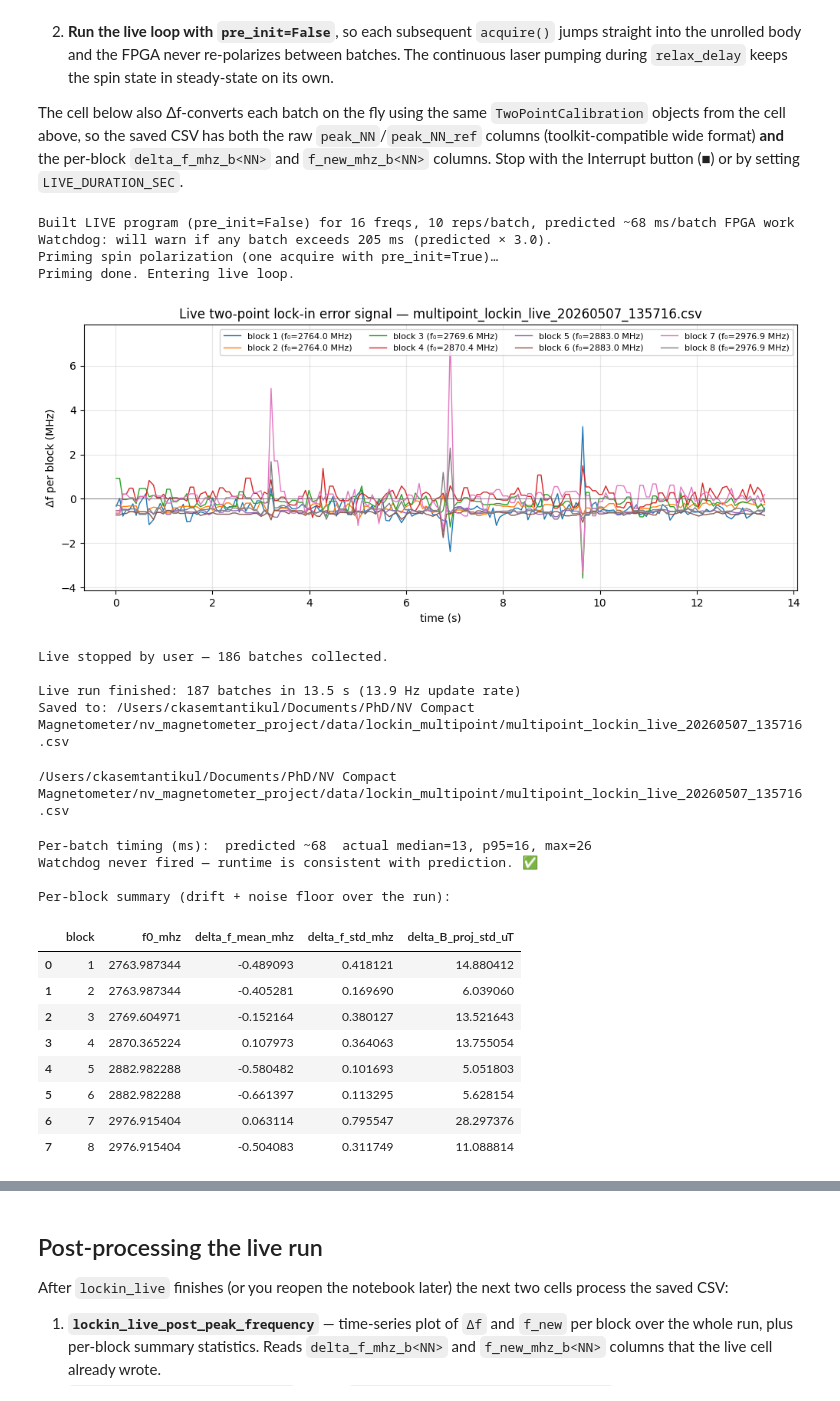
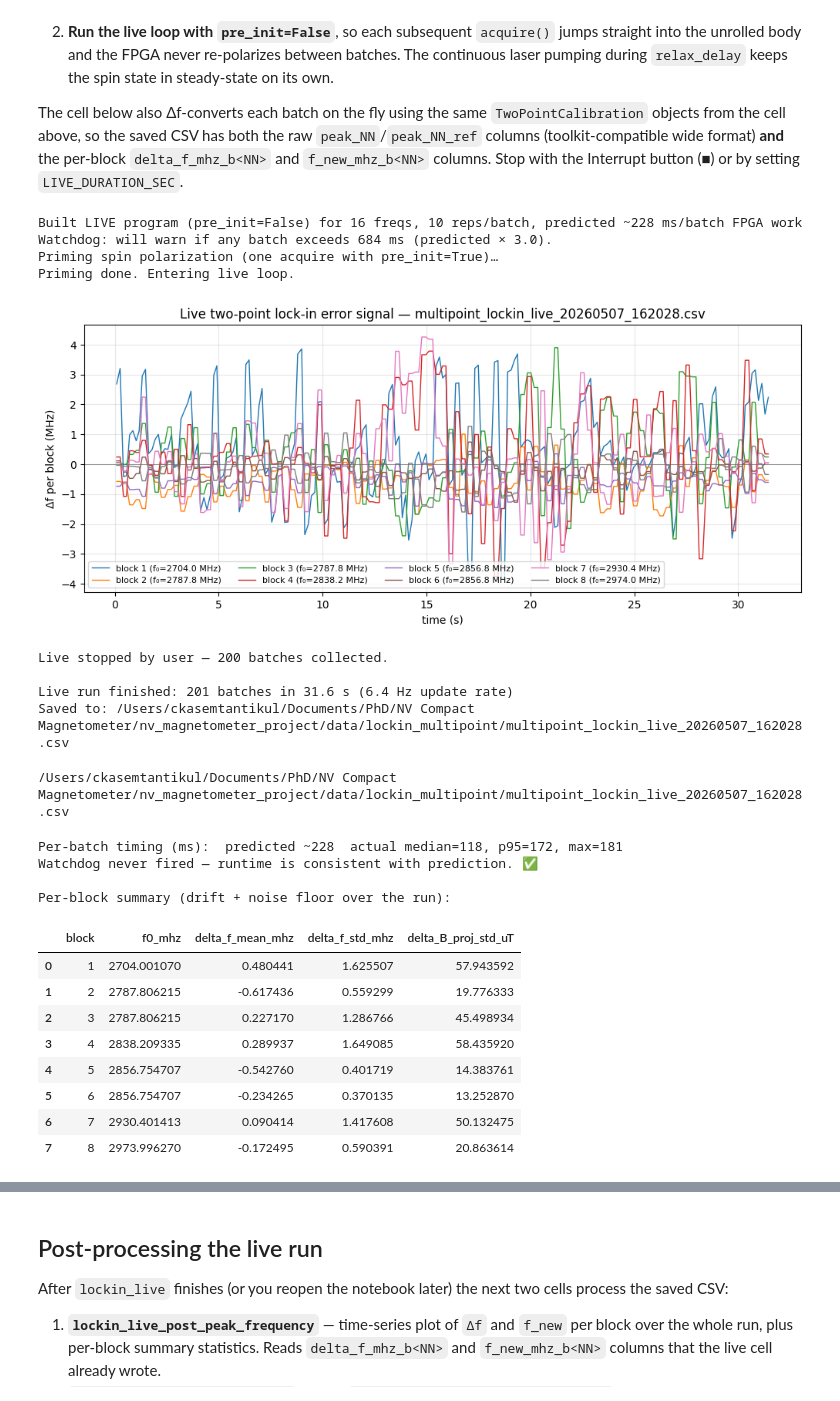
Before and after one commit to chalach49266/nv-compact-magnetometer, a Jupyter notebook: Modules/Lockin_module.ipynb, the cells around one changed output, grey strips where cells are left out. Cells and saved outputs as stored; diff of their text form; code cells hidden in the pictures.

```diff
--- a/Modules/Lockin_module.ipynb
+++ b/Modules/Lockin_module.ipynb
@@ -39,9 +41,9 @@ default_config = qd.NVConfiguration()
 default_config.adc_channel = 0
 default_config.mw_channel = 1
 default_config.mw_nqz = 1
-default_config.mw_gain = 5000
+default_config.mw_gain = 10500
 default_config.laser_gate_pmod = 0
-default_config.relax_delay_tns = 500
+default_config.relax_delay_tns = 500000
 default_config.readout_integration_tus = 213  # max ~106.7 µs; auto-sets _treg and _tns
 
 print("Default configuration:")
@@ -75,7 +77,7 @@ from IPython.display import FileLink, display
 ODMR_MW_GAIN = 10500              # 0–32767; ↑ if contrast weak, ↓ if saturated
 ODMR_PRE_INIT = True             # MW+laser prepulse before sweep
 ODMR_REPS = 10                   # averages per frequency point
-ODMR_RELAX_DELAY_TREG = 500     # delay register units between MW on/off segments 100000
+ODMR_RELAX_DELAY_TREG = 500000     # delay register units between MW on/off segments 100000. Normal = 500, Completely MW Off = 500000
 
 # --- ADC readout integration (photodiode PL averaging time) ---
 ODMR_READOUT_INTEGRATION_TUS = 213   # or set e.g. 50.0 (microseconds)
@@ -206,7 +208,7 @@ def load_odmr_trace(csv_path=None):
     if csv_path is None:
         return (
             np.asarray(d.frequencies, dtype=float),
-            np.asarray(d.reference, dtype=float),
+            np.asarray(d.signal, dtype=float),
             'MW-off reference',
             'Current acquisition (`d.reference`)'
         )
@@ -568,14 +570,19 @@ from multipoint_lockin_program import MultipointLockinODMR
 # --- Acquisition parameters ---
 MULTIPOINT_REPS_PER_BATCH = 10
 MULTIPOINT_N_BATCHES = 1
-MULTIPOINT_OFF_RESONANCE_MHZ = 2650.0     # off-resonance reference frequency
+# Long relax_delay between signal and reference shots — the always-on laser uses
+# this window to fully repolarize NV spins to |0> before the reference ADC reads.
+# With a too-short relax_delay the reference captures the post-perturbation state
+# and ODMR contrast collapses to noise. ~500 000 treg (~500 us on this rig) was
+# the empirically-validated value.
+MULTIPOINT_RELAX_DELAY_TREG = 500000
 MULTIPOINT_DATA_CSV = PROJECT_ROOT / "data" / "lockin_multipoint" / "multipoint_lockin_collected.csv"
 MULTIPOINT_DATA_CSV.parent.mkdir(parents=True, exist_ok=True)
 
 # --- Build the multipoint config ---
 cfg = copy(default_config)
 cfg.multipoint_freqs_mhz = list(MULTIPOINT_FREQS_MHZ)
-cfg.odmr_reference_offres_mhz = MULTIPOINT_OFF_RESONANCE_MHZ
+cfg.relax_delay_treg = int(MULTIPOINT_RELAX_DELAY_TREG)
 # QickSweep needs >= 2 points; we add a trivial 2-point zero-span outer sweep.
 cfg.mw_start_fMHz = float(MULTIPOINT_FREQS_MHZ[0])
 cfg.mw_end_fMHz = float(MULTIPOINT_FREQS_MHZ[0])
@@ -970,7 +977,10 @@ from multipoint_lockin_program import MultipointLockinODMR
 LIVE_REPS_PER_BATCH       = 10          # reps inside each acquire() call (smaller = faster updates, noisier per batch)
 LIVE_DURATION_SEC         = 60.0        # set None to run until ■ Interrupt
 LIVE_PLOT_REFRESH_EVERY   = 1           # redraw plot every N batches (1 = every batch)
-LIVE_OFF_RESONANCE_MHZ    = MULTIPOINT_OFF_RESONANCE_MHZ if "MULTIPOINT_OFF_RESONANCE_MHZ" in globals() else 2650.0
+# Long relax_delay between signal and reference (laser repolarization time).
+# Reuses the value from lockin_acquire if it was set, otherwise defaults
+# to 500 000 treg (~500 µs).
+LIVE_RELAX_DELAY_TREG     = MULTIPOINT_RELAX_DELAY_TREG if "MULTIPOINT_RELAX_DELAY_TREG" in globals() else 500000
 LIVE_WATCHDOG_FACTOR      = 3.0         # warn if a batch exceeds predicted_time * factor
 
 _run_stamp = datetime.now().strftime("%Y%m%d_%H%M%S")
@@ -980,7 +990,7 @@ LIVE_CSV.parent.mkdir(parents=True, exist_ok=True)
 # --- Build the LIVE program with pre_init = False (no per-batch repolarization) ---
 cfg_live = copy(default_config)
 cfg_live.multipoint_freqs_mhz       = list(MULTIPOINT_FREQS_MHZ)
-cfg_live.odmr_reference_offres_mhz  = LIVE_OFF_RESONANCE_MHZ
+cfg_live.relax_delay_treg           = int(LIVE_RELAX_DELAY_TREG)
 cfg_live.mw_start_fMHz              = float(MULTIPOINT_FREQS_MHZ[0])
 cfg_live.mw_end_fMHz                = float(MULTIPOINT_FREQS_MHZ[0])
 cfg_live.nsweep_points              = 1
@@ -1127,51 +1137,51 @@ print(f"\nLive run finished: {len(df_live)} batches in {df_live['time_s'].iloc[-
 print(f"Saved to: {LIVE_CSV}")
 display(FileLink(str(LIVE_CSV)))
 
 # Timing diagnostics — median, p95, max — so you can compare against prediction.
 _acq_arr = np.asarray(_acq_seconds_history) * 1000.0   # ms
 print(f"\nPer-batch timing (ms):  predicted ~{_predicted_ms_per_batch:.0f}  "
       f"actual median={np.median(_acq_arr):.0f}, p95={np.percentile(_acq_arr, 95):.0f}, "
       f"max={_acq_arr.max():.0f}")
 if _n_watchdog_warnings > 0:
     print(f"Watchdog fired {_n_watchdog_warnings} time(s) (out of {len(_acq_arr)} batches). "
           f"Spikes are network jitter; the FPGA pulse work is constant.")
 else:
     print("Watchdog never fired — runtime is consistent with prediction. ✅")
 
 # Per-block standard deviation of Δf — gives a quick sensitivity-floor read
 _summary = pd.DataFrame([
     {
         "block":              k,
         "f0_mhz":             calibrations[k].resonance_frequency_mhz,
         "delta_f_mean_mhz":   float(np.mean(delta_f_history[k])),
         "delta_f_std_mhz":    float(np.std(delta_f_history[k])),
         "delta_B_proj_std_uT": float(np.std(delta_f_history[k]) / calibrations[k].sensitivity_norm_mhz_per_mT * 1000.0),
     }
     for k in _block_keys
 ])
 print("\nPer-block summary (drift + noise floor over the run):")
 display(_summary)
 # %% [output]
-Built LIVE program (pre_init=False) for 16 freqs, 10 reps/batch, predicted ~68 ms/batch FPGA work
-Watchdog: will warn if any batch exceeds 205 ms (predicted × 3.0).
+Built LIVE program (pre_init=False) for 16 freqs, 10 reps/batch, predicted ~228 ms/batch FPGA work
+Watchdog: will warn if any batch exceeds 684 ms (predicted × 3.0).
 Priming spin polarization (one acquire with pre_init=True)…
 Priming done. Entering live loop.
-[figure, old version]
+[figure, new version]
-Live stopped by user — 186 batches collected.
+Live stopped by user — 200 batches collected.
 
-Live run finished: 187 batches in 13.5 s (13.9 Hz update rate)
-Saved to: /Users/ckasemtantikul/Documents/PhD/NV Compact Magnetometer/nv_magnetometer_project/data/lockin_multipoint/multipoint_lockin_live_20260507_135716.csv
+Live run finished: 201 batches in 31.6 s (6.4 Hz update rate)
+Saved to: /Users/ckasemtantikul/Documents/PhD/NV Compact Magnetometer/nv_magnetometer_project/data/lockin_multipoint/multipoint_lockin_live_20260507_162028.csv
-/Users/ckasemtantikul/Documents/PhD/NV Compact Magnetometer/nv_magnetometer_project/data/lockin_multipoint/multipoint_lockin_live_20260507_135716.csv
+/Users/ckasemtantikul/Documents/PhD/NV Compact Magnetometer/nv_magnetometer_project/data/lockin_multipoint/multipoint_lockin_live_20260507_162028.csv
-Per-batch timing (ms):  predicted ~68  actual median=13, p95=16, max=26
+Per-batch timing (ms):  predicted ~228  actual median=118, p95=172, max=181
 Watchdog never fired — runtime is consistent with prediction. ✅
 
 Per-block summary (drift + noise floor over the run):
 |  | block | f0_mhz | delta_f_mean_mhz | delta_f_std_mhz | delta_B_proj_std_uT |
-| 0 | 1 | 2763.987344 | -0.489093 | 0.418121 | 14.880412 |
-| 1 | 2 | 2763.987344 | -0.405281 | 0.169690 | 6.039060 |
-| 2 | 3 | 2769.604971 | -0.152164 | 0.380127 | 13.521643 |
-| 3 | 4 | 2870.365224 | 0.107973 | 0.364063 | 13.755054 |
-| 4 | 5 | 2882.982288 | -0.580482 | 0.101693 | 5.051803 |
-| 5 | 6 | 2882.982288 | -0.661397 | 0.113295 | 5.628154 |
-| 6 | 7 | 2976.915404 | 0.063114 | 0.795547 | 28.297376 |
-| 7 | 8 | 2976.915404 | -0.504083 | 0.311749 | 11.088814 |
+| 0 | 1 | 2704.001070 | 0.480441 | 1.625507 | 57.943592 |
+| 1 | 2 | 2787.806215 | -0.617436 | 0.559299 | 19.776333 |
+| 2 | 3 | 2787.806215 | 0.227170 | 1.286766 | 45.498934 |
+| 3 | 4 | 2838.209335 | 0.289937 | 1.649085 | 58.435920 |
+| 4 | 5 | 2856.754707 | -0.542760 | 0.401719 | 14.383761 |
+| 5 | 6 | 2856.754707 | -0.234265 | 0.370135 | 13.252870 |
+| 6 | 7 | 2930.401413 | 0.090414 | 1.417608 | 50.132475 |
+| 7 | 8 | 2973.996270 | -0.172495 | 0.590391 | 20.863614 |
```
Also changed, not shown: parts of 12 cells of this notebook, 2 other files.
